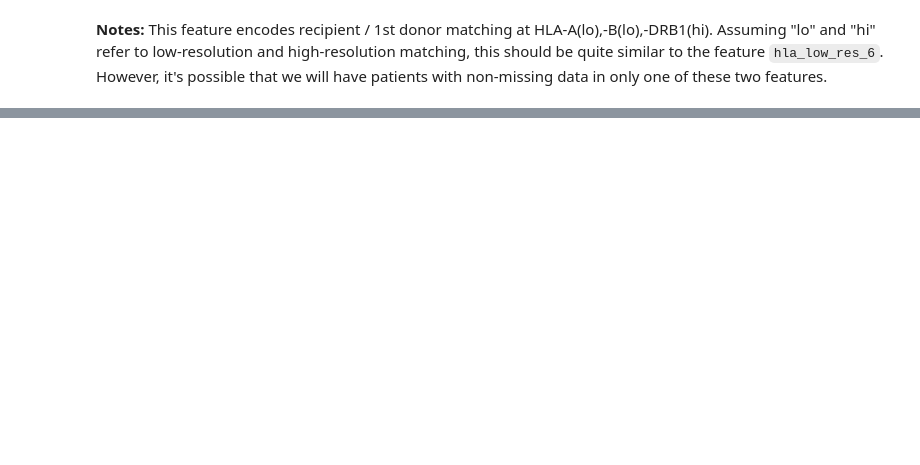
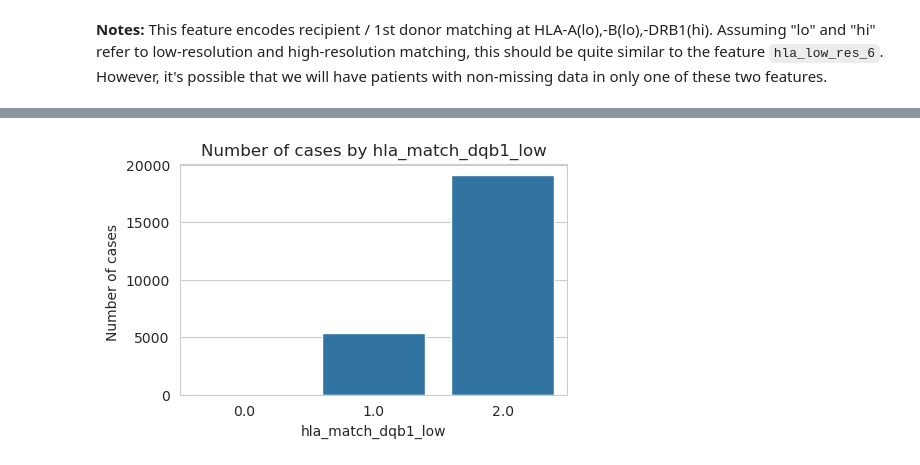
Before and after one commit to RuiboZhang98/CIBMTR_post_hct_survival, a Jupyter notebook: notebooks/univariate_distributions.ipynb, the cells around one changed output, grey strips where cells are left out. Saved outputs shown, nothing was run; the diff lists cells and outputs as text; code cells hidden in the pictures; blank space fills up the shorter version.

```diff
--- a/notebooks/univariate_distributions.ipynb
+++ b/notebooks/univariate_distributions.ipynb
@@ -326,0 +621,5 @@ plot_discrete_feature('hla_nmdp_6')
+# %%
+# Plot number of cases by value of hla_match_dqb1_low
+plot_discrete_feature('hla_match_dqb1_low')
+# %% [output]
+[figure, added]
```
Also changed, not shown: parts of 173 cells of this notebook.
